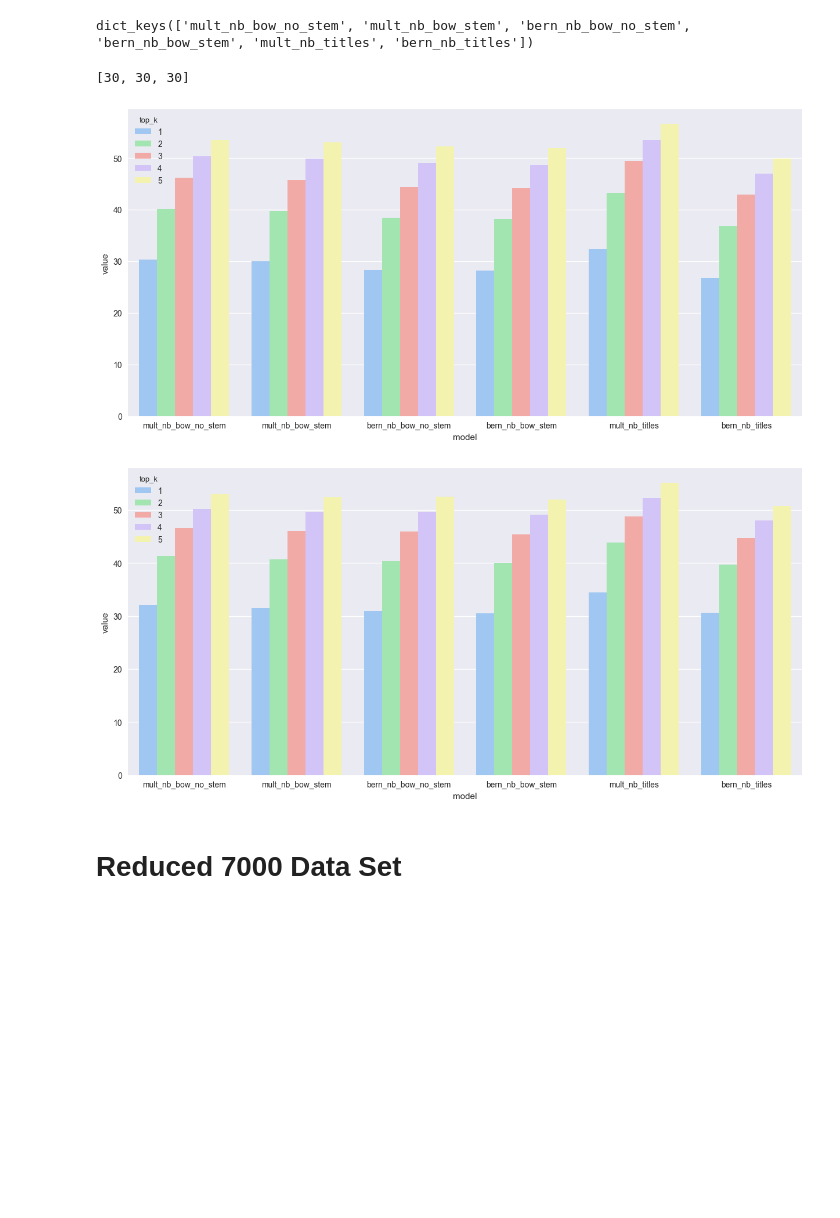
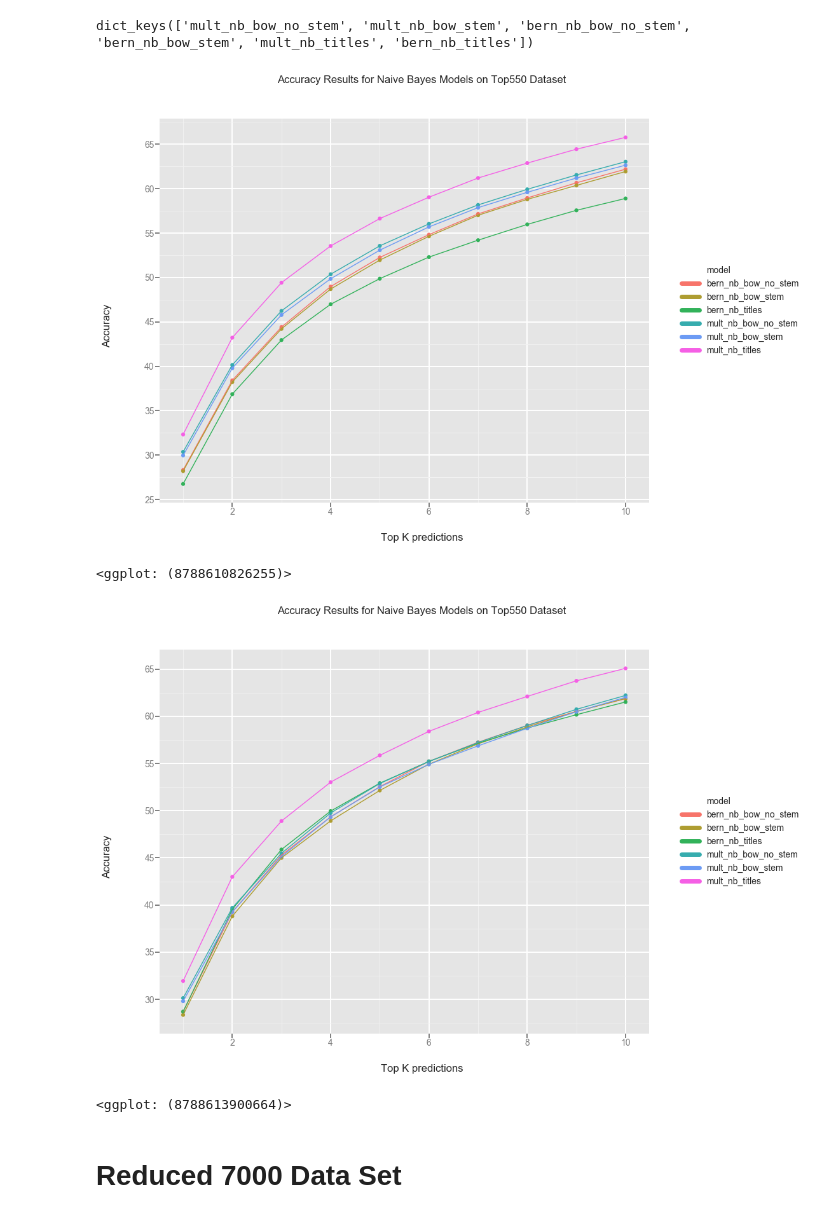
Before and after one commit to zaksoliman/career_prediction, a Jupyter notebook: notebooks/Baselines.ipynb, the cells around one changed output. Drawn from its saved outputs; the diff is of its cells as text; code cells hidden in the pictures; blank space fills up the shorter version.

```diff
--- a/notebooks/Baselines.ipynb
+++ b/notebooks/Baselines.ipynb
@@ -323,7 +278,7 @@ top550_models.keys()
 # %% [output]
 dict_keys(['mult_nb_bow_no_stem', 'mult_nb_bow_stem', 'bern_nb_bow_no_stem', 'bern_nb_bow_stem', 'mult_nb_titles', 'bern_nb_titles'])
 # %%
-ks = list(range(1,6))
+ks = list(range(1,11))
 #df_dict = {"model": [], "acc": [], "top_2_acc": [], "top_3_acc": [], "top_4_acc": [], "top_5_acc": []}
 df_dict = {"model": [], "top_k": [], "value": []}
 
@@ -332,23 +287,31 @@ for name, values in top550_models.items():
         df_dict["model"].append(name)
         df_dict["top_k"].append(k)
         df_dict["value"].append(round(top_k_acc(values[0], values[1], values[2], k), 5)*100)
-# %%
-[len(a) for a in df_dict.values()]
-# %% [output]
-[30, 30, 30]
 # %%
 df = pd.DataFrame(df_dict)
-# %%
-plt.rcParams['figure.figsize'] = 15, 7
-plt.rcParams['figure.dpi'] = 100
-ax = sns.barplot(x="model", y="value", hue="top_k", data=df)
-# %% [output]
-[figure, removed]
-# %%
-plt.rcParams['figure.figsize'] = 15, 7
-plt.rcParams['figure.dpi'] = 100
-ax = sns.barplot(x="model", y="value", hue="top_k", data=df)
-# %% [output]
-[figure, removed]
+# %%
+df["top_k"] = df["top_k"].apply(lambda x: f"Top {x} accuracy")
+# %%
+ggplot(aes(x='top_k', y='value', color='model'), data=df) \
++ geom_point() \
++ geom_line() \
++ scale_y_continuous(labels='percent') \
++ xlab("Top K predictions") \
++ ylab("Accuracy") \
++ ggtitle("Accuracy Results for Naive Bayes Models on Top550 Dataset")
+# %% [output]
+[figure, added]
+<ggplot: (8788610826255)>
+# %%
+ggplot(aes(x='top_k', y='value', color='model'), data=df) \
++ geom_point() \
++ geom_line() \
++ scale_y_continuous(labels='percent') \
++ xlab("Top K predictions") \
++ ylab("Accuracy") \
++ ggtitle("Accuracy Results for Naive Bayes Models on Top550 Dataset")
+# %% [output]
+[figure, added]
+<ggplot: (8788613900664)>
 # %% [markdown]
 # Reduced 7000 Data Set
```
Also changed, not shown: parts of 37 cells of this notebook, 10 other files.
